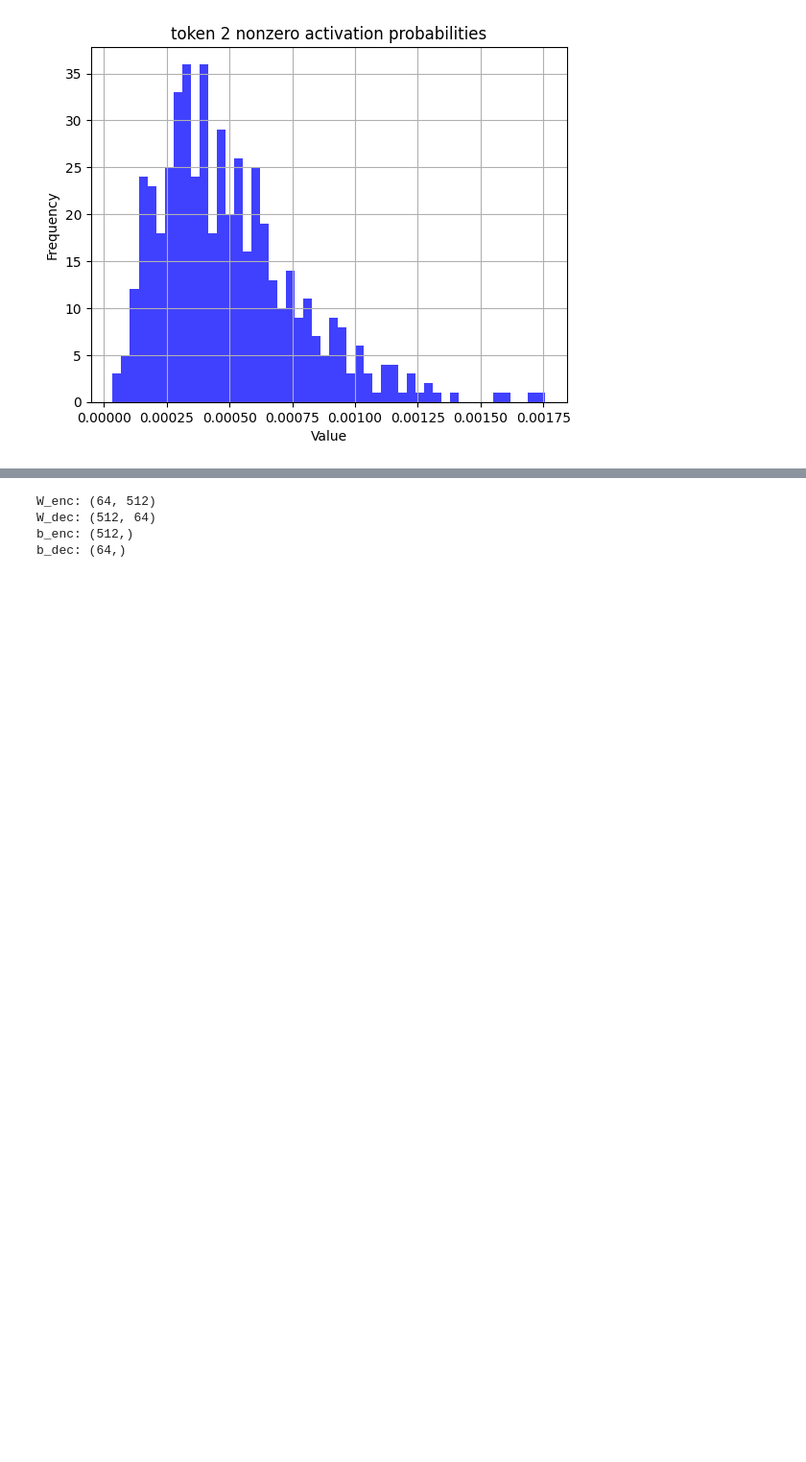
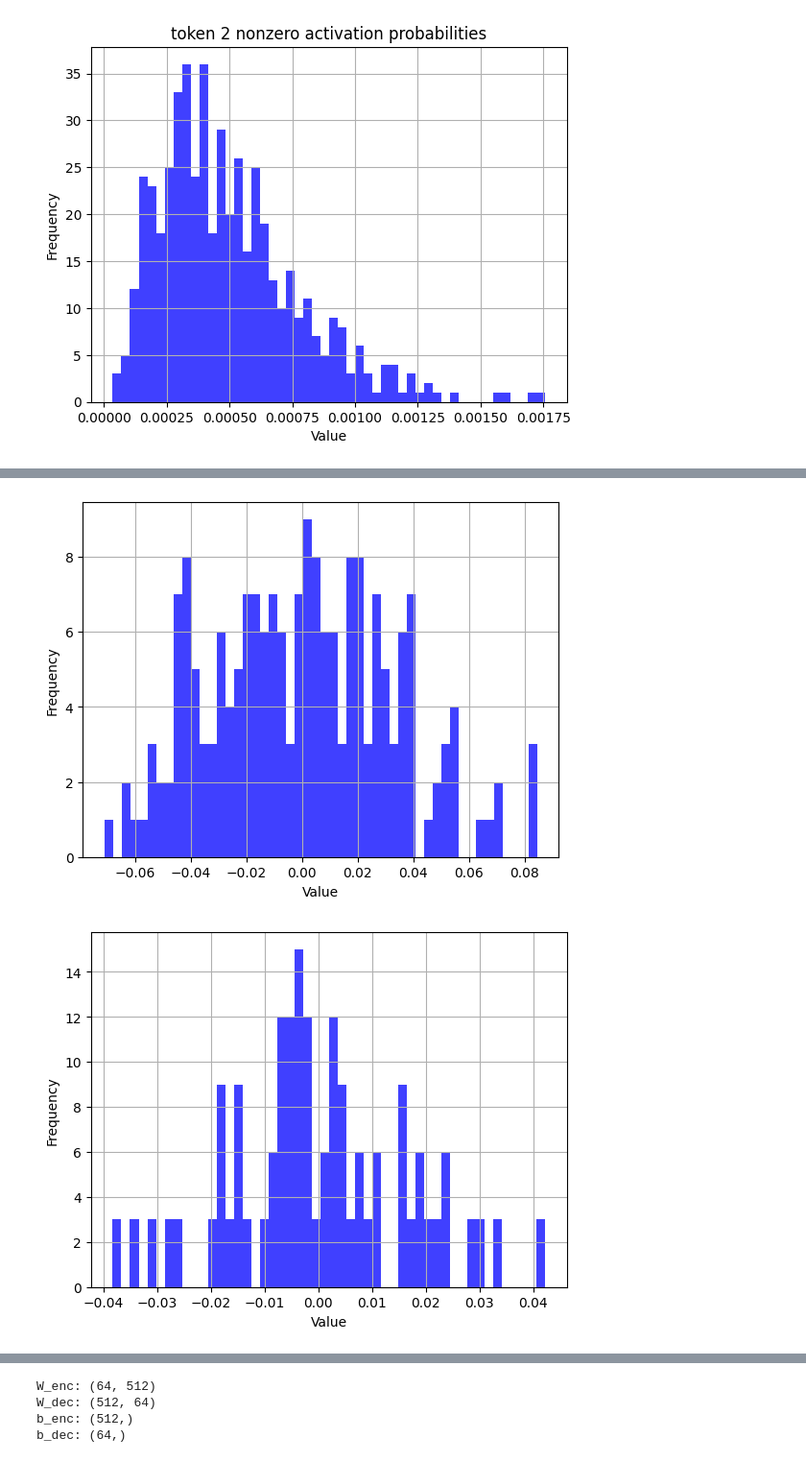
Before and after one commit to joelburget/sae_expected_l0, a Jupyter notebook: vis.ipynb, the cells around one changed output, grey strips where cells are left out. Shown: that part at 96% size. Cells and saved outputs as stored; diff of their text form; code cells hidden in the pictures; blank space fills up the shorter version.

```diff
--- a/vis.ipynb
+++ b/vis.ipynb
@@ -60,0 +76,6 @@ for i in range(3):
+# %%
+x_hat, pre_activation = sae(x)
+reconstruction_loss = F.mse_loss(x_hat, x)
+l0_loss = sae.expected_l0_loss(pre_activation)
+loss = reconstruction_loss + l0_coefficient * l0_loss
+print(f"{reconstruction_loss=}, {l0_loss=}, {loss=}")
@@ -60,0 +84,6 @@ for i in range(3):
+# %%
+histogram(x)
+histogram(x_hat)
+# %% [output]
+[figure, added]
+[figure, added]
```
Also changed, not shown: parts of 5 cells of this notebook.
